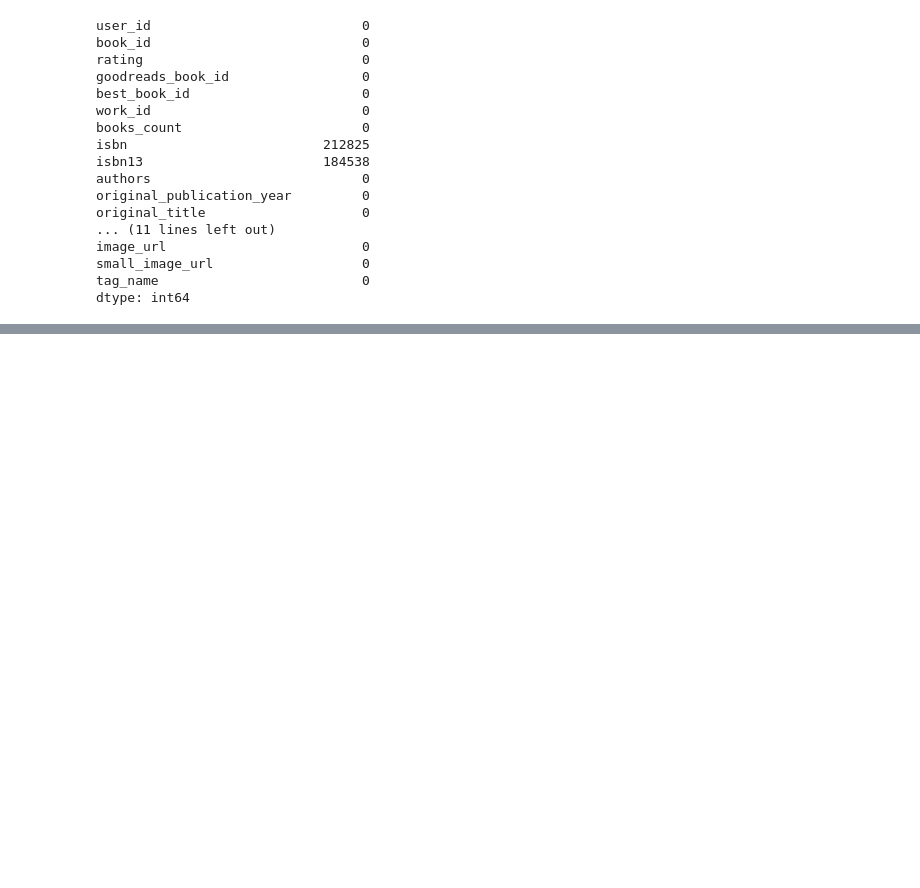
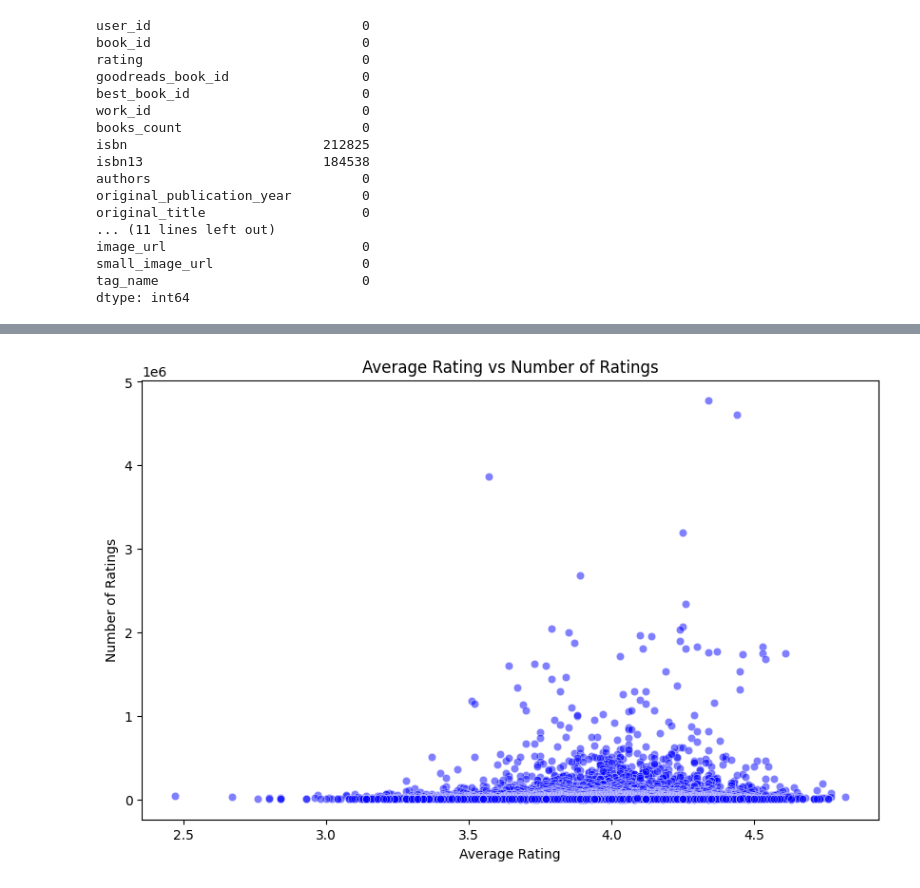
Before and after one commit to sahil-bhaidkar/Goodbooks_10k_Recommender_Project, a Jupyter notebook: Notebook/Goodread10k.ipynb, the cells around one changed output, grey strips where cells are left out. Cells and saved outputs as stored; diff of their text form; code cells hidden in the pictures; blank space fills up the shorter version.

```diff
--- a/Notebook/Goodread10k.ipynb
+++ b/Notebook/Goodread10k.ipynb
@@ -168,0 +192,10 @@ master_data = master_data[['user_id', 'book_id', 'rating', 'best_book_id', 'book
+# %%
+# Relationship between average rating and number of ratings
+plt.figure(figsize=(10, 6))
+sns.scatterplot(x='average_rating', y='ratings_count', data=booksdf, alpha=0.5, color='blue')
+plt.title('Average Rating vs Number of Ratings')
+plt.xlabel('Average Rating')
+plt.ylabel('Number of Ratings')
+plt.show()
+# %% [output]
+[figure, added]
```
Also changed, not shown: parts of 3 cells of this notebook.
